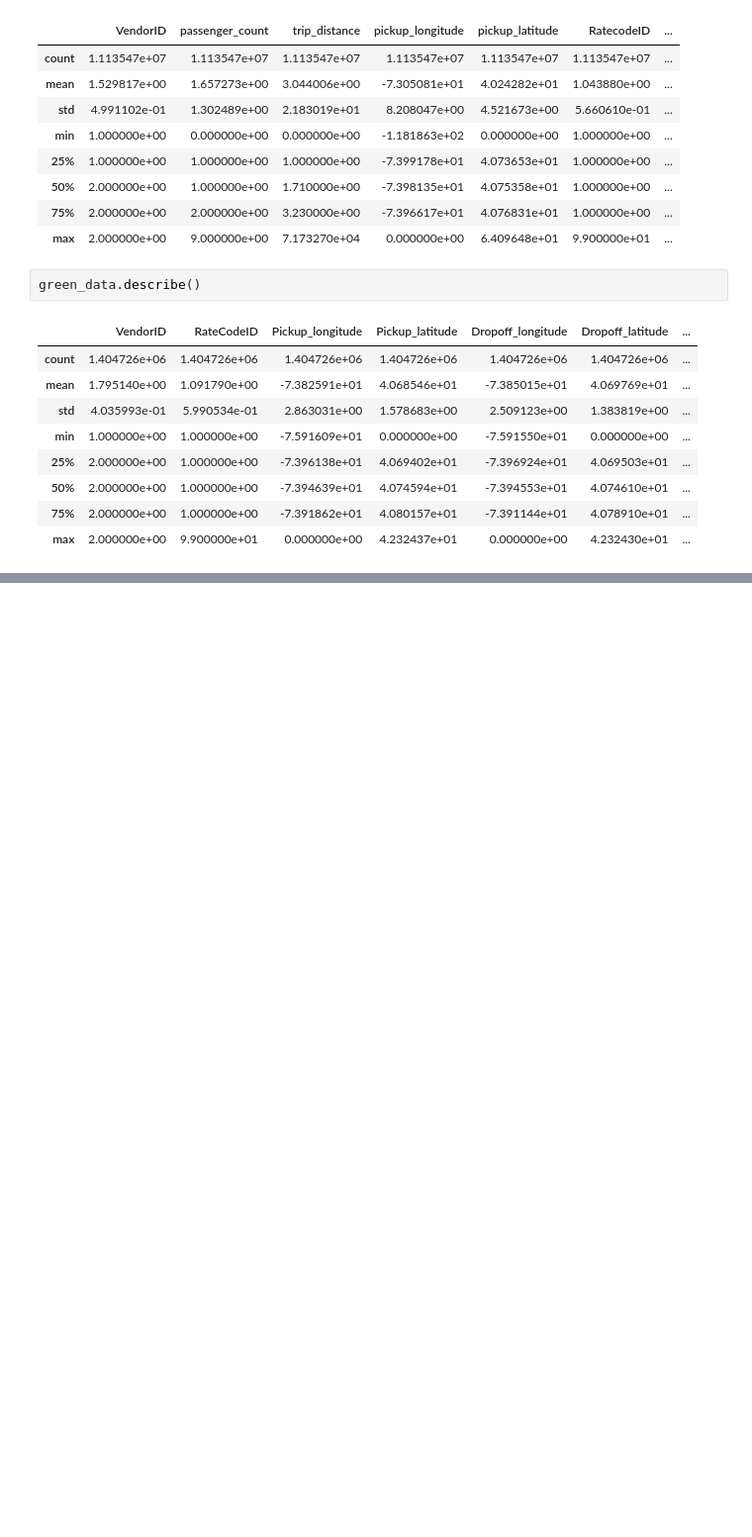
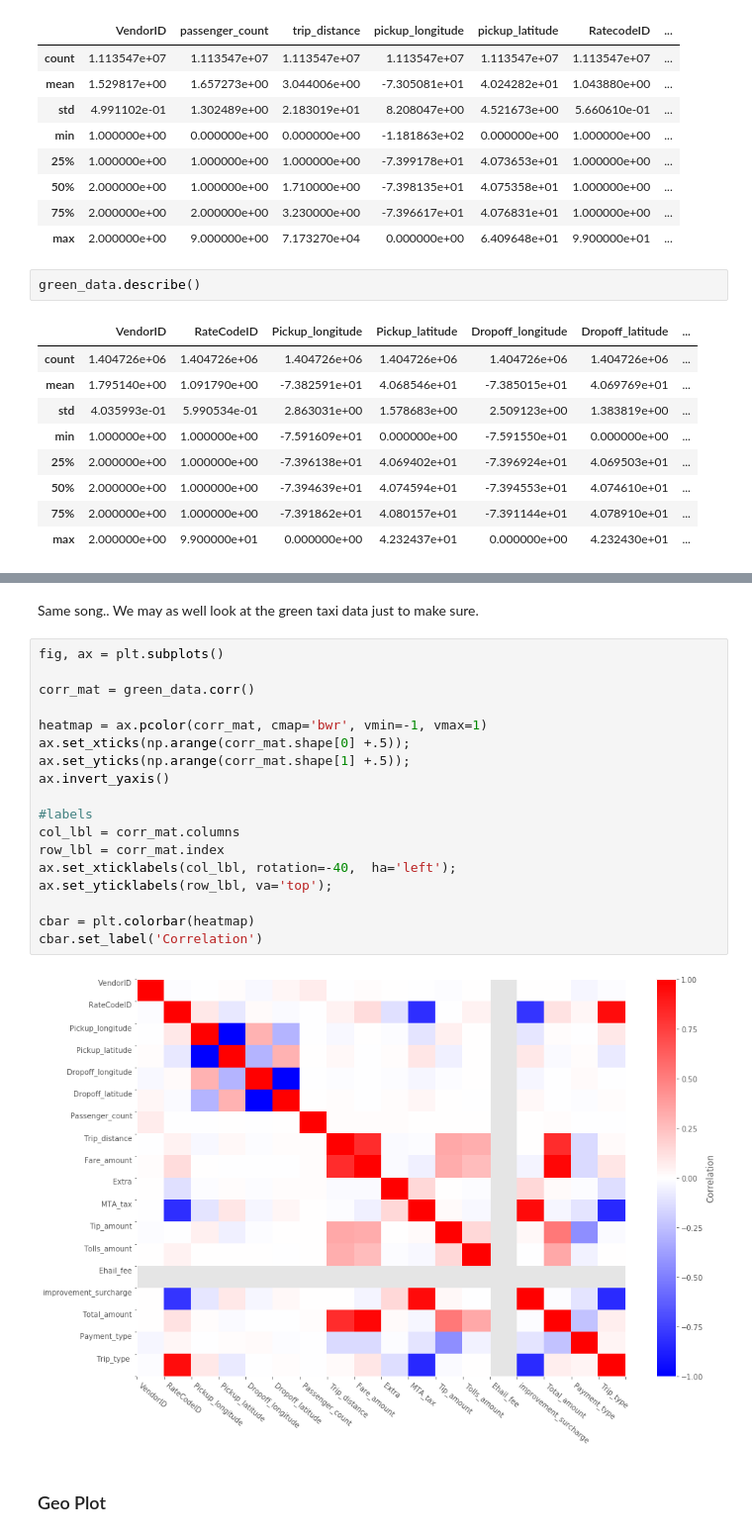
Before and after one commit to agentturbo1/Crazy-Taxi-IRL, a Jupyter notebook: Milestone, Exploration and Data Acquisition.ipynb, the cells around one changed output, grey strips where cells are left out. Shown at 99% size. Cells and saved outputs as stored; diff of their text form; blank space fills up the shorter version.

```diff
--- a/Milestone, Exploration and Data Acquisition.ipynb
+++ b/Milestone, Exploration and Data Acquisition.ipynb
@@ -75,0 +150,24 @@ For this project, the data was chosen from June 2016. This is the most recent da
+# %% [markdown]
+Same song.. We may as well look at the green taxi data just to make sure.
+# %%
+fig, ax = plt.subplots()
+
+corr_mat = green_data.corr()
+
+heatmap = ax.pcolor(corr_mat, cmap='bwr', vmin=-1, vmax=1)
+ax.set_xticks(np.arange(corr_mat.shape[0] +.5));
+ax.set_yticks(np.arange(corr_mat.shape[1] +.5));
+ax.invert_yaxis()
+
+#labels
+col_lbl = corr_mat.columns
+row_lbl = corr_mat.index
+ax.set_xticklabels(col_lbl, rotation=-40,  ha='left');
+ax.set_yticklabels(row_lbl, va='top');
+
+cbar = plt.colorbar(heatmap)
+cbar.set_label('Correlation')
+# %% [output]
+[figure, added]
+# %% [markdown]
+### Geo Plot
```
Also changed, not shown: parts of 11 cells of this notebook, 1 other file.
